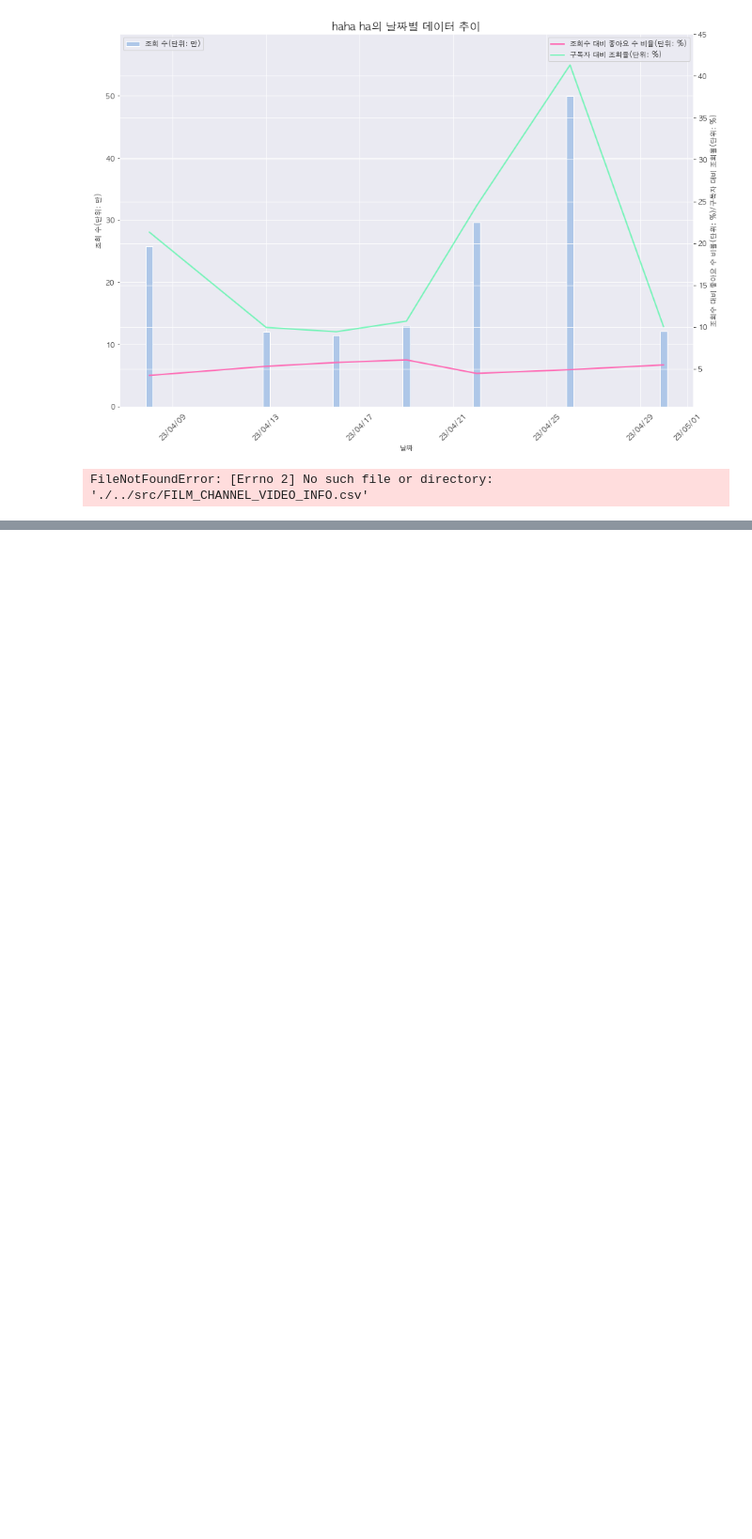
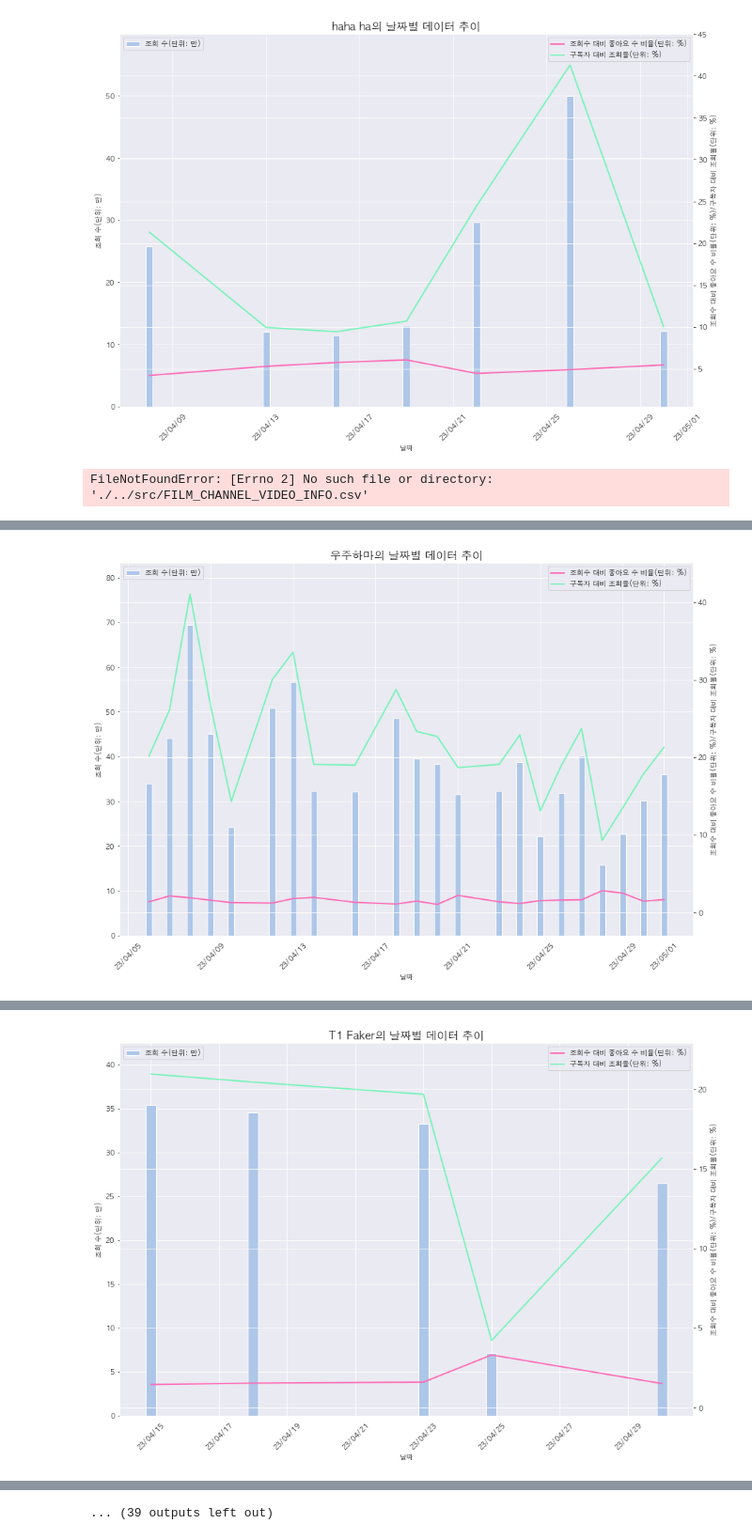
Before and after one commit to DEVCOURSE-TEAM-04-02/youtube_api, a Jupyter notebook: soyeon/visualize_youtube_data.ipynb, the cells around one changed output, grey strips where cells are left out. Shown at 94% size. Saved outputs shown, nothing was run; the diff lists cells and outputs as text; code cells hidden in the pictures; blank space fills up the shorter version.

```diff
--- a/soyeon/visualize_youtube_data.ipynb
+++ b/soyeon/visualize_youtube_data.ipynb
@@ -1311,6 +1281,7 @@ def get_youtuber_video_rank_graph(category, channel_id):
     merged_df = pd.merge(df, channel_df, left_on='channel_id', right_on='channel_id', how='left')
 
     merged_df = preprocess_df(merged_df)
+    print(merged_df)
 
     # 최근 한달 데이터 추출
     one_month_ago = pd.Timestamp.today().normalize() - pd.Timedelta(days=30)
@@ -1323,8 +1294,8 @@ def get_youtuber_video_rank_graph(category, channel_id):
 
     df_days = df_days.groupby('date').mean()
 
-    # last_30_days = df[pd.to_datetime(df.index) >= datetime.today() - timedelta(days=30)]
-    last_30_days =  df_week[pd.to_datetime(df_week.index) >= datetime.today() - timedelta(days=30)]
+    last_30_days = df_days[pd.to_datetime(df_days.index) >= datetime.today() - timedelta(days=30)]
+
 
     n_bars = len(last_30_days)
     if n_bars == 1:
@@ -1337,42 +1308,38 @@ def get_youtuber_video_rank_graph(category, channel_id):
     fig, ax1 = plt.subplots(figsize=(20, 10))
     ax2 = ax1.twinx() # 두번째 y축 생성
 
-    ax1.bar(df_week.index, df_week['views_10000'], color='#aec7e8', label='조회 수(단위: 만)', width=bar_width)
-    ax2.plot(df_week.index, df_week['likes_per_views'], color='#FF69B4', label='조회수 대비 좋아요 수 비율(단위: %)', linewidth=2)
-    ax2.plot(df_week.index, df_week['views_per_subscriber'], color='#00FF7F', alpha=0.5, label='구독자 대비 조회율(단위: %)', linewidth=2)
+    ax1.bar(last_30_days.index, last_30_days['views_10000'], color='#aec7e8', label='조회 수(단위: 만)', width=0.3)
+    ax2.plot(last_30_days.index, last_30_days['likes_per_views'], color='#FF69B4', label='조회수 대비 좋아요 수 비율(단위: %)', linewidth=2)
+    ax2.plot(last_30_days.index, last_30_days['views_per_subscriber'], color='#00FF7F', alpha=0.5, label='구독자 대비 조회율(단위: %)', linewidth=2)
 
     ax1.set_xlabel('날짜')
     ax1.set_ylabel('조회 수(단위: 만)')
-    ax1.tick_params(axis='x', rotation=45)
-    ax1.xaxis.set_major_formatter(mdates.DateFormatter('%y/%m/%d'))
     ax2.set_ylabel('조회수 대비 좋아요 수 비율(단위: %)/구독자 대비 조회율(단위: %)')
+
     try:
         # 조회수 y축 범위 설정
-        ax1.set_ylim([0, df_days['views_10000'].max() * 1.2])
+        ax1.set_ylim([0, last_30_days['views_10000'].max() * 1.2])
 
         ax1.tick_params(axis='x', rotation=45)
         ax1.xaxis.set_major_formatter(mdates.DateFormatter('%y/%m/%d')) # x축 날짜 라벨 형식 설정
         ax1.grid(True, axis='both', which='both')
 
         # 좋아요 y축 범위 설정
-        ax2_max = df_days[['likes_per_views', 'views_per_subscriber']].max().max()
-        ax2_min = df_days[['likes_per_views', 'views_per_subscriber']].min().min()
+        ax2_max = last_30_days[['likes_per_views', 'views_per_subscriber']].max().max()
+        ax2_min = last_30_days[['likes_per_views', 'views_per_subscriber']].min().min()
         ax2_range = ax2_max - ax2_min
         ax2.set_ylim([ax2_min - 0.1 * ax2_range, ax2_max + 0.1 * ax2_range])
 
-
-
         # 범례 추가
         youtuber_name = channel_df[channel_df['channel_id'] == channel_id]['channel_name'].values[0]
-
         plt.title(youtuber_name + '의 날짜별 데이터 추이', fontsize=16)
         ax1.legend(loc='upper left')
         ax2.legend(loc='upper right')
 
-        plt.savefig('./../src/graph/{}/{}_VIDEO_GRAPH_DATE.png'.format(category, channel_id),
-                facecolor='#ffffff',
-                edgecolor='black',
-                format='png', dpi=200)
+        plt.savefig('./../src/graph/test_graph.png',
+                    facecolor='#ffffff',
+                    edgecolor='black',
+                    format='png', dpi=200)
         plt.show()
     except ValueError:
         pass
@@ -1398,0 +1444,10 @@ FileNotFoundError: [Errno 2] No such file or directory: './../src/FILM_CHANNEL_V
+# %%
+channel_df = pd.read_csv('./../src/TB_CHANNEL_INFO.csv', encoding='utf-8', index_col=0)
+
+categories = ['GAMING', 'FILM', 'SPORT']
+for category in categories:
+    id_list = channel_df[channel_df['category'] == category]['channel_id'].values.tolist()
+
+    for id in id_list:
+        get_youtuber_video_rank_graph_test(category, id)
+# %% [output]
@@ -1398,0 +1471 @@ FileNotFoundError: [Errno 2] No such file or directory: './../src/FILM_CHANNEL_V
+[figure, added]
@@ -1398,0 +1489 @@ FileNotFoundError: [Errno 2] No such file or directory: './../src/FILM_CHANNEL_V
+[figure, added]
@@ -1398,0 +1562 @@ FileNotFoundError: [Errno 2] No such file or directory: './../src/FILM_CHANNEL_V
+... (39 outputs left out)
```
Also changed, not shown: parts of 9 cells of this notebook, 42 other files.
